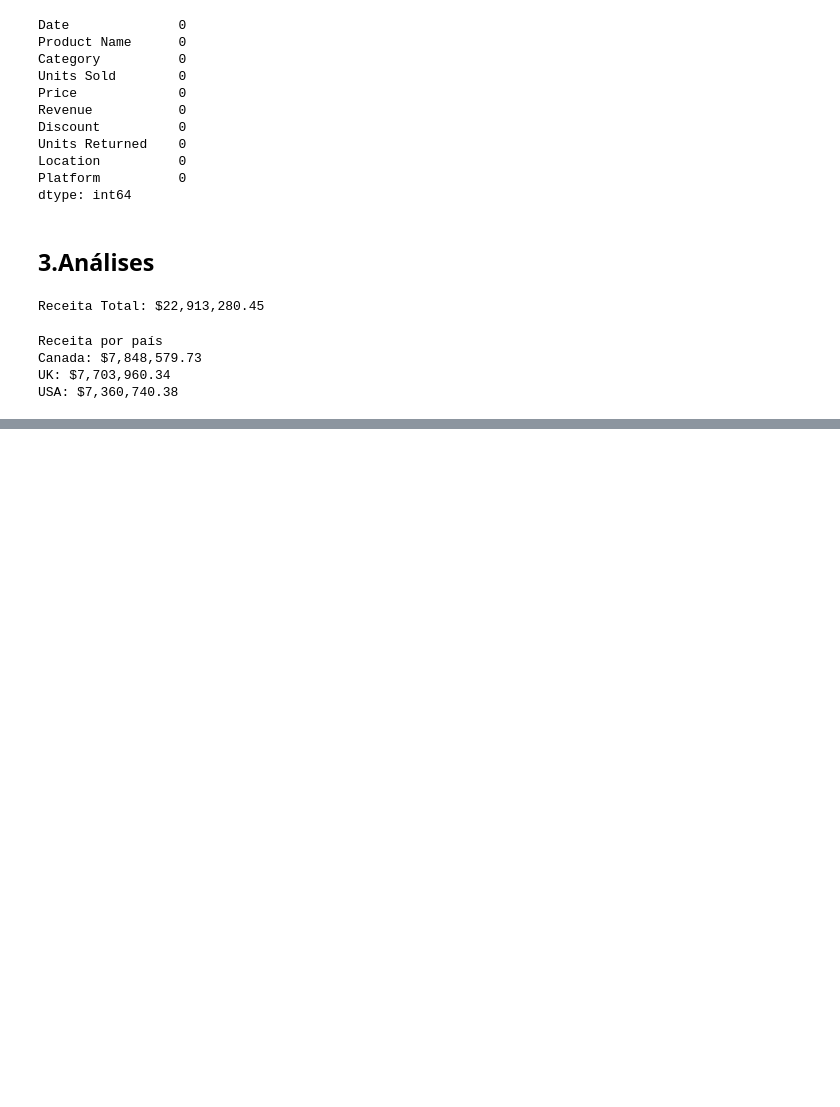
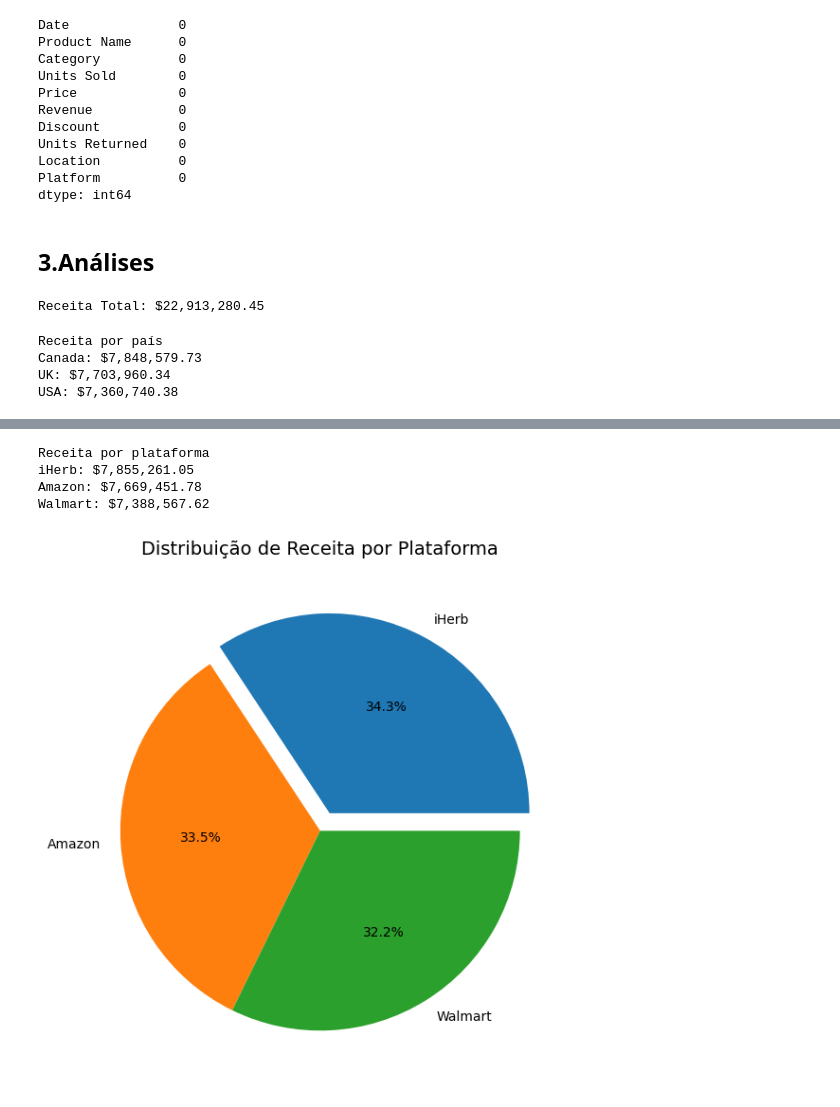
Before and after one commit to fabiobaroliveira/analise_exploratoria_de_dados, a Jupyter notebook: projeto_vendas_suplementos/analise_exploratoria_vendas_suplementos.ipynb, the cells around one changed output, grey strips where cells are left out. Cells and saved outputs as stored; diff of their text form; code cells hidden in the pictures; blank space fills up the shorter version.

```diff
--- a/projeto_vendas_suplementos/analise_exploratoria_vendas_suplementos.ipynb
+++ b/projeto_vendas_suplementos/analise_exploratoria_vendas_suplementos.ipynb
@@ -160,0 +161,36 @@ plt.show()
+# %%
+# Receita por plataforma
+
+receita_por_plataforma = df.groupby('Platform')['Revenue'].sum().sort_values(ascending=False)
+print("Receita por plataforma")
+
+for plataforma, receita in receita_por_plataforma.items():
+    print(f"{plataforma}: ${receita:,.2f}")
+# %% [output]
+Receita por plataforma
+iHerb: $7,855,261.05
+Amazon: $7,669,451.78
+Walmart: $7,388,567.62
+# %%
+# import matplotlib.pyplot as plt
+
+# Agrupar dados
+# receita_por_plataforma = df.groupby('Platform')['Revenue'].sum().sort_values(ascending=False)
+
+# Cria o gráfico
+plt.figure(figsize=(10, 6))
+plt.pie(receita_por_plataforma,
+        labels=receita_por_plataforma.index,
+        autopct='%1.1f%%', # Formata o numero em percentual, no caso uma casa decimal
+        startangle=0,
+        explode=[0.1 if i == 0 else 0 for i in range(len(receita_por_pais))],  # Destaca o primeiro item
+        textprops={'fontsize': 10})
+
+# Adicionando título
+plt.title('Distribuição de Receita por Plataforma', pad=20, fontsize=14)
+
+# Mostrar gráfico
+plt.tight_layout()
+plt.show()
+# %% [output]
+[figure, added]
```
Also changed, not shown: parts of 3 cells of this notebook.
